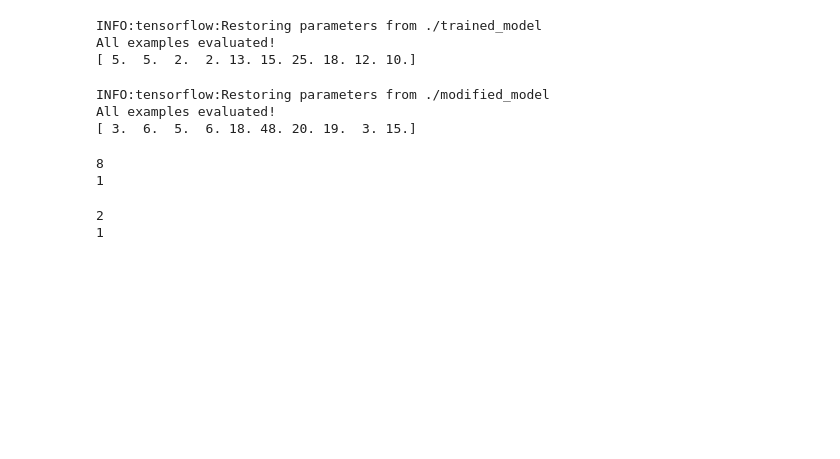
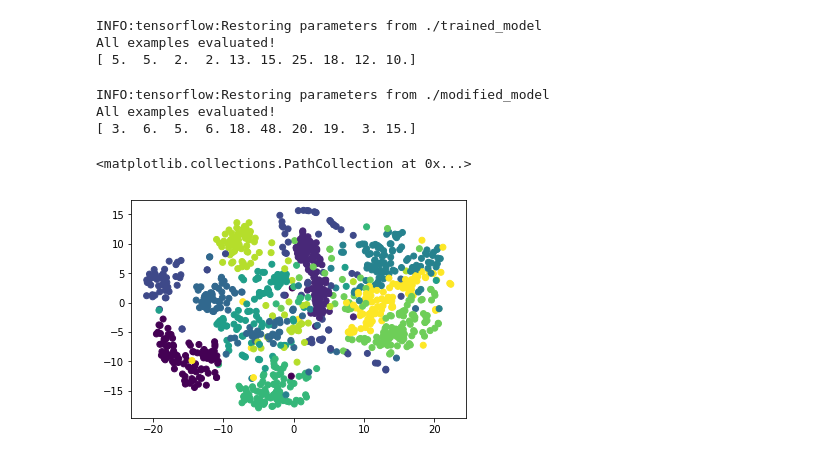
Before and after one commit to vorzawk/mdlAttack, a Jupyter notebook: mnist_analyzeAttack.ipynb, the cells around one changed output. Saved outputs shown, nothing was run; the diff lists cells and outputs as text; code cells hidden in the pictures; blank space fills up the shorter version.

Commit message:
trying to analyze mnist images using t-sne

```diff
--- a/mnist_analyzeAttack.ipynb
+++ b/mnist_analyzeAttack.ipynb
@@ -118,31 +120,13 @@ print(buckets)
 INFO:tensorflow:Restoring parameters from ./modified_model
 All examples evaluated!
 [ 3.  6.  5.  6. 18. 48. 20. 19.  3. 15.]
-# %%
-cnt = 0
-for i,(cor_label, pred_label) in enumerate(zip(newLabels, newMisLabels)):
-    if cor_label == 9 and pred_label == 8:
-        cnt += 1
-print(cnt)
-cnt = 0
-for i,(cor_label, pred_label) in enumerate(zip(newLabels, newMisLabels)):
-    if cor_label == 9 and pred_label == 5:
-        cnt += 1
-print(cnt)
-# %% [output]
-8
-1
-# %%
-cnt = 0
-for i,(cor_label, pred_label) in enumerate(zip(origLabels, origMisLabels)):
-    if cor_label == 9 and pred_label == 8:
-        cnt += 1
-print(cnt)
-cnt = 0
-for i,(cor_label, pred_label) in enumerate(zip(origLabels, origMisLabels)):
-    if cor_label == 9 and pred_label == 5:
-        cnt += 1
-print(cnt)
-# %% [output]
-2
-1
+# %%
+flattenedTrainImages = train_images.reshape(60000,-1)
+trainImagesPca = TruncatedSVD(n_components=50).fit_transform(flattenedTrainImages)
+allImagesTsne = TSNE(n_components=2, perplexity=100, n_iter=1200).fit_transform(trainImagesPca[:10000])
+# %%
+allImagesTsne_x, allImagesTsne_y = allImagesTsne.T
+plt.scatter(allImagesTsne_x, allImagesTsne_y, c=train_labels[:10000])
+# %% [output]
+<matplotlib.collections.PathCollection at 0x...>
+[figure, added]
```
Also changed, not shown: parts of 5 cells of this notebook, 5 other files.
